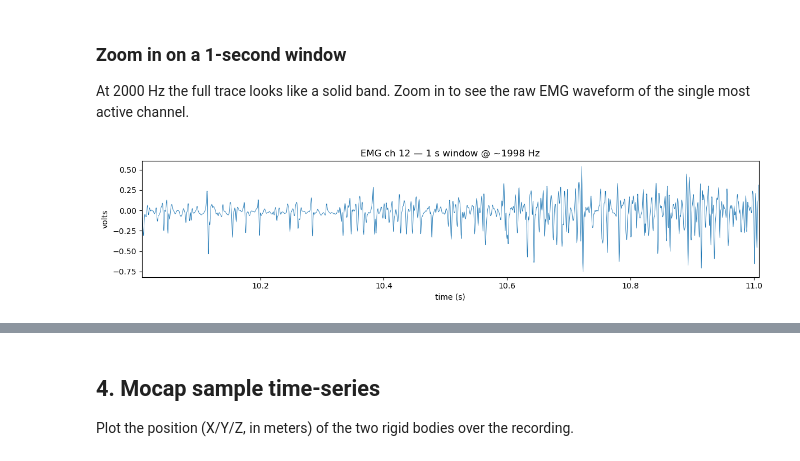
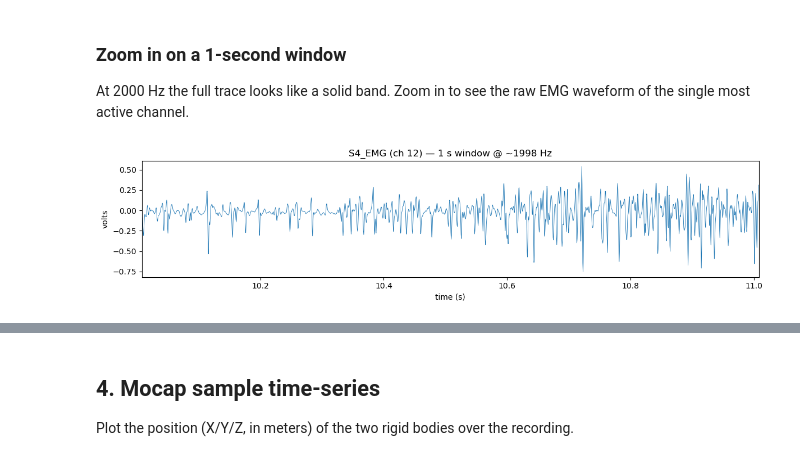
Before and after one commit to Supat/emg-pipeline, a Jupyter notebook: explore_data.ipynb, the cells around one changed output, grey strips where cells are left out. Saved outputs shown, nothing was run; the diff lists cells and outputs as text; code cells hidden in the pictures.

```diff
--- a/explore_data.ipynb
+++ b/explore_data.ipynb
@@ -175,0 +202,28 @@ EMG channel labels: None  (unlabeled — 28 raw analog channels, index 0–27)
+# %%
+from numpy.fft import rfft, rfftfreq
+
+N_SENSORS = 7
+MODALITIES = ['EMG', 'Acc_X', 'Acc_Y', 'Acc_Z']   # channel order within each sensor
+
+# Build the 28 channel labels, e.g. 'S1_EMG', 'S1_Acc_X', ...
+emg_ch_labels = [f'S{s + 1}_{m}' for s in range(N_SENSORS) for m in MODALITIES]
+
+# Convenience index maps.
+EMG_IDX = [s * 4 for s in range(N_SENSORS)]                 # 0, 4, 8, ..., 24
+ACC_IDX = {s + 1: [s * 4 + 1, s * 4 + 2, s * 4 + 3]         # sensor -> [X, Y, Z] channels
+           for s in range(N_SENSORS)}
+
+# --- Verify the layout against the data ---------------------------------
+fs_emg = (len(emg_t) - 1) / (emg_t[-1] - emg_t[0])
+freqs = rfftfreq(emg_data.shape[0], 1 / fs_emg)
+hf_mask = freqs > 50                                        # EMG energy lives well above 50 Hz
+
+header = f"{'ch':>2}  {'label':9} {'mean':>8} {'std':>8} {'HF>50Hz':>8}  expect"
+print(header)
+for c in range(emg_data.shape[1]):
+    x = emg_data[:, c]
+    P = np.abs(rfft(x - x.mean())) ** 2
+    hf_frac = P[hf_mask].sum() / P.sum()
+    kind = 'EMG' if c in EMG_IDX else 'Acc'
+    print(f'{c:2d}  {emg_ch_labels[c]:9} {x.mean():+8.4f} {x.std():8.4f} '
+          f'{hf_frac:8.3f}  {kind}')
@@ -220,15 +269,15 @@ EMG per-channel std (V):
 At 2000 Hz the full trace looks like a solid band. Zoom in to see the raw EMG waveform
 of the single most active channel.
 # %%
-ch = int(order[0])
-fs = (len(emg_t) - 1) / (emg_t[-1] - emg_t[0])
+# Most active EMG channel (by std), restricted to the 7 EMG channels.
+active_emg = EMG_IDX[int(np.argmax(emg_data[:, EMG_IDX].std(axis=0)))]
 start_s = emg_t[-1] / 2            # grab a window mid-recording
 mask = (emg_t >= start_s) & (emg_t < start_s + 1.0)
 
 plt.figure(figsize=(12, 3))
-plt.plot(emg_t[mask], emg_data[mask, ch], lw=0.6)
-plt.title(f'EMG ch {ch} — 1 s window @ ~{fs:.0f} Hz')
+plt.plot(emg_t[mask], emg_data[mask, active_emg], lw=0.6)
+plt.title(f'{emg_ch_labels[active_emg]} (ch {active_emg}) — 1 s window @ ~{fs_emg:.0f} Hz')
 plt.xlabel('time (s)'); plt.ylabel('volts'); plt.margins(x=0)
 plt.tight_layout(); plt.show()
 # %% [output]
-[figure, old version]
+[figure, new version]
```
Also changed, not shown: parts of 10 cells of this notebook, 4 other files.
